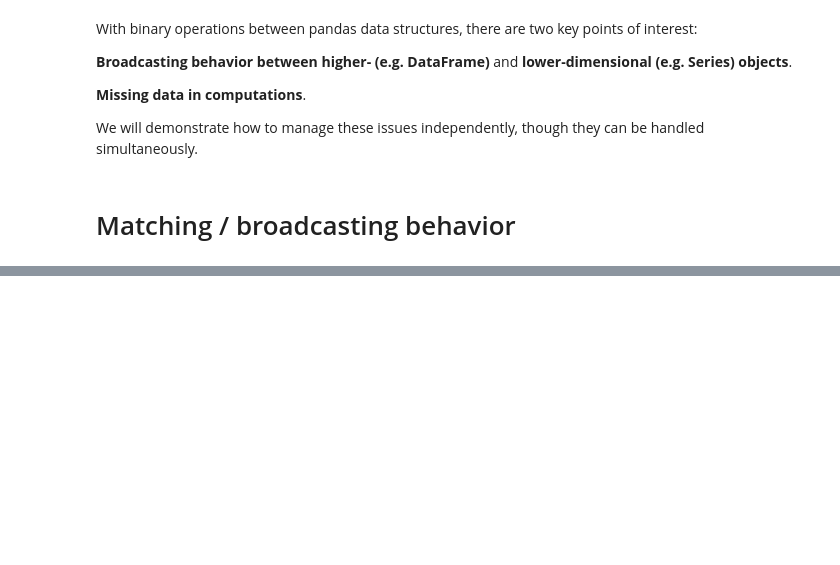
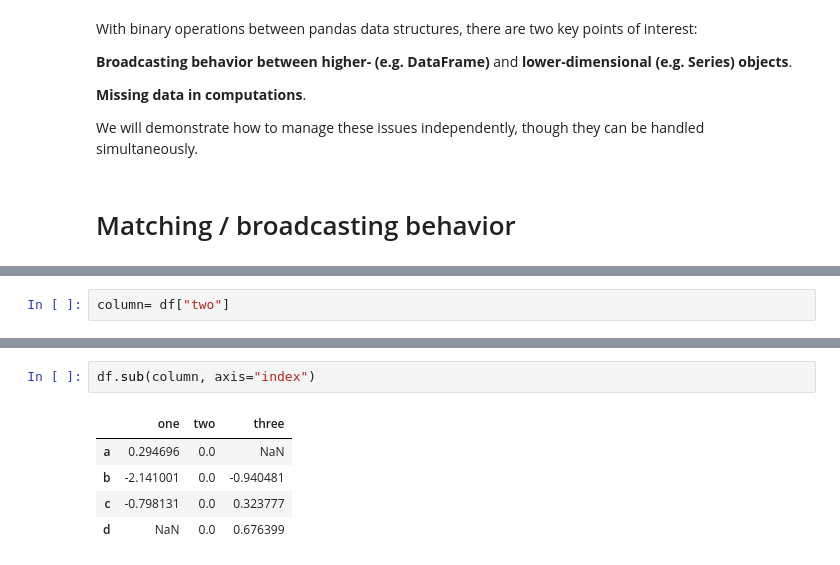
Before and after one commit to gopal-py07/DataSciencePandasExample, a Jupyter notebook: Essential basic functionality/Essential_basic_functionality.ipynb, the cells around one changed output, grey strips where cells are left out. Cells and saved outputs as stored; diff of their text form; blank space fills up the shorter version.

```diff
--- a/Essential basic functionality/Essential_basic_functionality.ipynb
+++ b/Essential basic functionality/Essential_basic_functionality.ipynb
@@ -273,0 +301,2 @@ We will demonstrate how to manage these issues independently, though they can be
+# %%
+column= df["two"]
@@ -273,0 +327,8 @@ We will demonstrate how to manage these issues independently, though they can be
+# %%
+df.sub(column, axis="index")
+# %% [output]
+|  | one | two | three |
+| a | 0.294696 | 0.0 | NaN |
+| b | -2.141001 | 0.0 | -0.940481 |
+| c | -0.798131 | 0.0 | 0.323777 |
+| d | NaN | 0.0 | 0.676399 |
```
Also changed, not shown: parts of 28 cells of this notebook.
